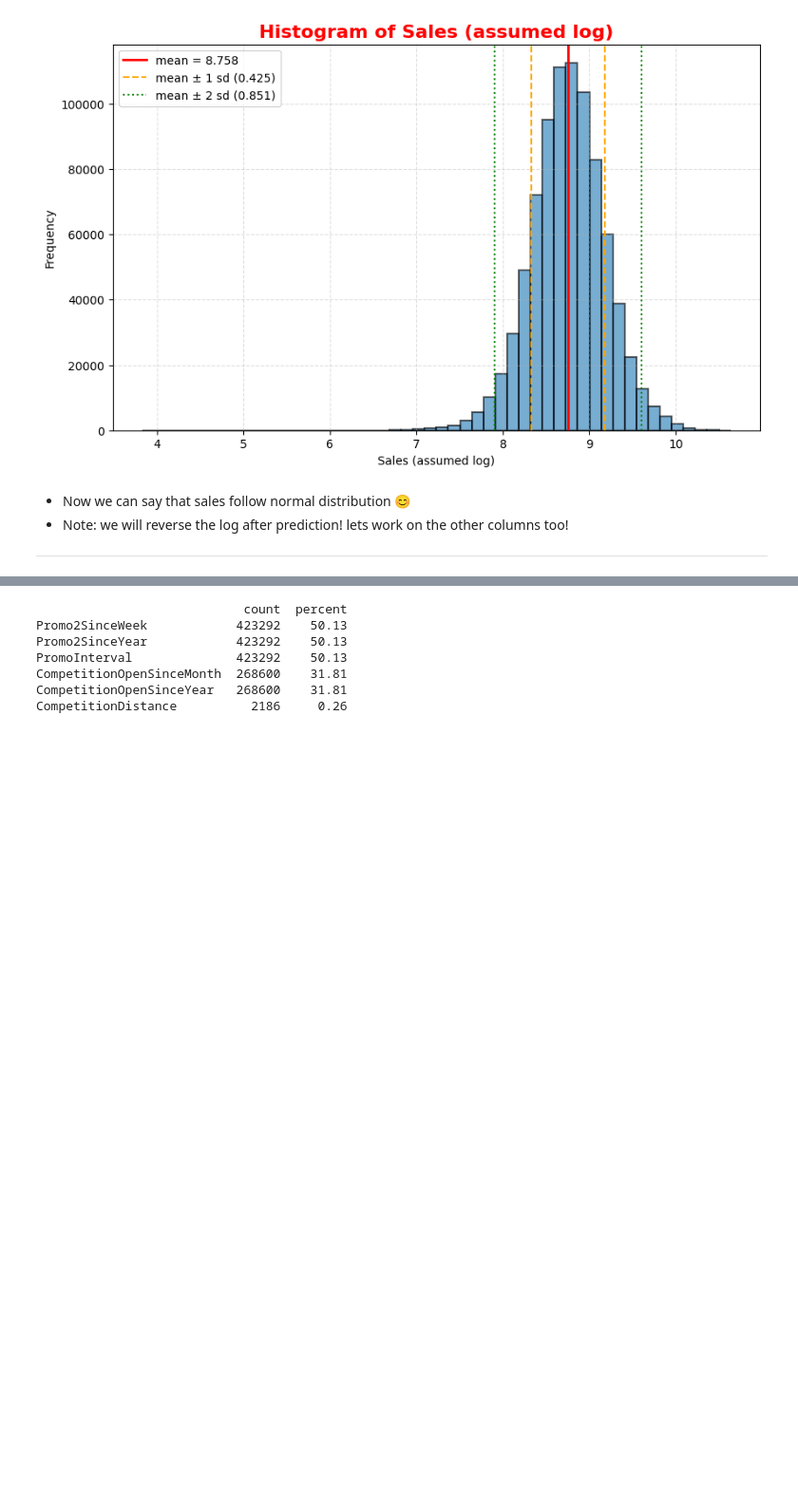
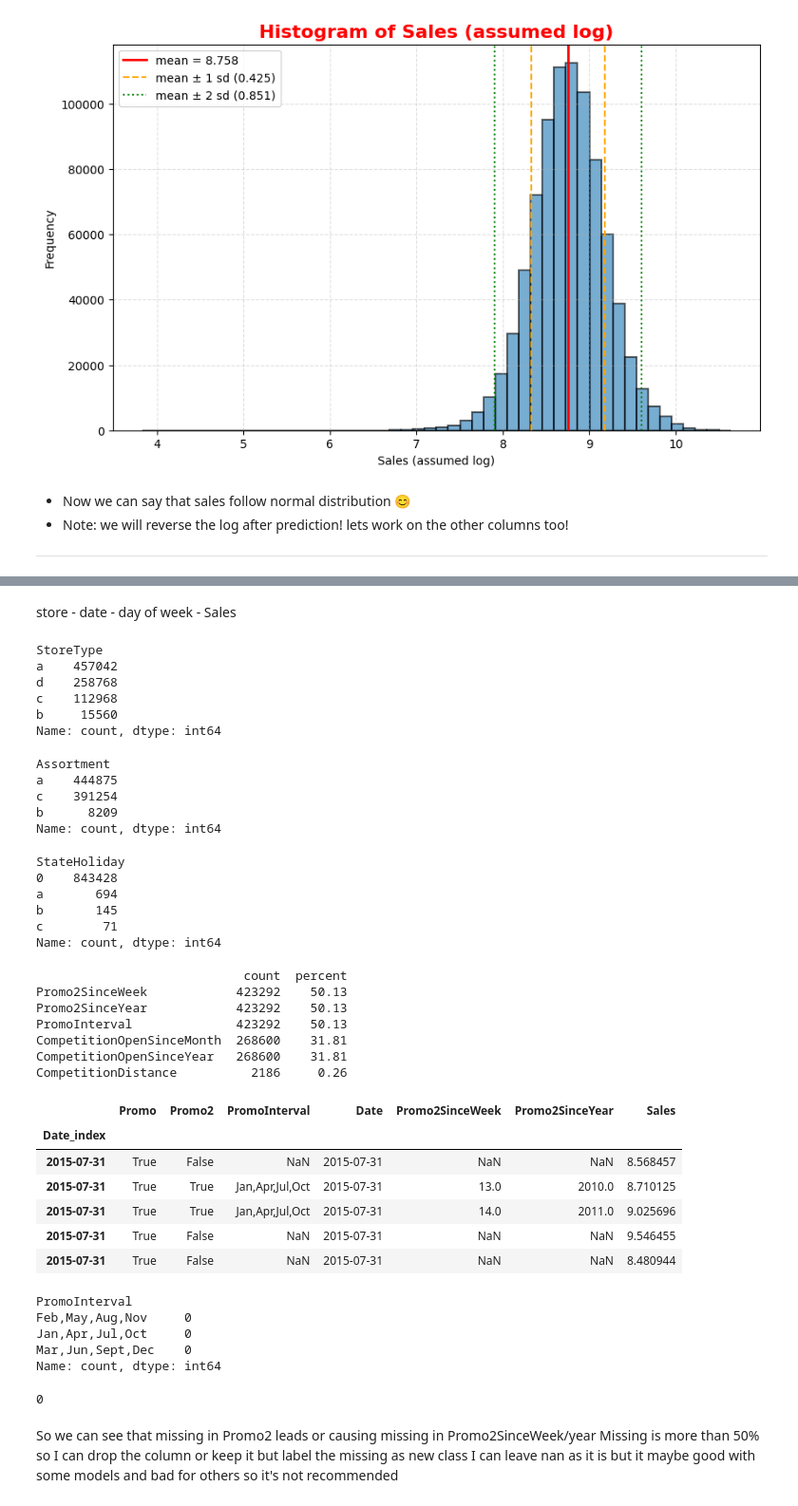
Before and after one commit to mohamedseif-10/Sales-Forecasting, a Jupyter notebook: Notebooks/Data_cleaning.ipynb, the cells around one changed output, grey strips where cells are left out. Shown at 95% size. Cells and saved outputs as stored; diff of their text form; code cells hidden in the pictures; blank space fills up the shorter version.

Commit message:
Data cleaning Done

```diff
--- a/Notebooks/Data_cleaning.ipynb
+++ b/Notebooks/Data_cleaning.ipynb
@@ -258,3 +260,5 @@ n = 844,338, mean = 8.7576, sd = 0.4253
+# %%
+data['Sales'] = np.log(data['Sales'])
 # %% [markdown]
 - Now we can say that sales follow normal distribution 😊
 - Note: we will reverse the log after prediction! lets work on the other columns too!
@@ -263,3 +277,35 @@ n = 844,338, mean = 8.7576, sd = 0.4253
+# %%
+data.drop(columns="Open", inplace = True)
+# %% [markdown]
+store - date - day of week - Sales
+# %%
+# StoreType - Assortment - StateHoliday - SchoolHoliday
+data.StoreType.value_counts()
+# %% [output]
+StoreType
+a    457042
+d    258768
+c    112968
+b     15560
+Name: count, dtype: int64
+# %%
+data.Assortment.value_counts()
+# Assortment - describes an assortment level: a = basic, b = extra, c = extended
+# %% [output]
+Assortment
+a    444875
+c    391254
+b      8209
+Name: count, dtype: int64
+# %%
+data.StateHoliday.value_counts()
+# %% [output]
+StateHoliday
+0    843428
+a       694
+b       145
+c        71
+Name: count, dtype: int64
 # %%
 na_counts = data.isna().sum()
 na_pct = (na_counts / len(data) * 100).round(2)
@@ -273,3 +319,29 @@ PromoInterval              423292    50.13
 CompetitionOpenSinceMonth  268600    31.81
 CompetitionOpenSinceYear   268600    31.81
 CompetitionDistance          2186     0.26
+# %%
+data[['Promo', 'Promo2', 'PromoInterval', 'Date', 'Promo2SinceWeek', 'Promo2SinceYear', 'Sales']].head()
+# %% [output]
+|  | Promo | Promo2 | PromoInterval | Date | Promo2SinceWeek | Promo2SinceYear | Sales |
+| Date_index |  |  |  |  |  |  |  |
+| 2015-07-31 | True | False | NaN | 2015-07-31 | NaN | NaN | 8.568457 |
+| 2015-07-31 | True | True | Jan,Apr,Jul,Oct | 2015-07-31 | 13.0 | 2010.0 | 8.710125 |
+| 2015-07-31 | True | True | Jan,Apr,Jul,Oct | 2015-07-31 | 14.0 | 2011.0 | 9.025696 |
+| 2015-07-31 | True | False | NaN | 2015-07-31 | NaN | NaN | 9.546455 |
+| 2015-07-31 | True | False | NaN | 2015-07-31 | NaN | NaN | 8.480944 |
+# %%
+data[data.Promo2 == False]["PromoInterval"].value_counts()
+# %% [output]
+PromoInterval
+Feb,May,Aug,Nov     0
+Jan,Apr,Jul,Oct     0
+Mar,Jun,Sept,Dec    0
+Name: count, dtype: int64
+# %%
+data[data.Promo2 == False]["Promo2SinceWeek"].nunique()
+# %% [output]
+0
+# %% [markdown]
+So we can see that missing in Promo2 leads or causing missing in Promo2SinceWeek/year
+Missing is more than 50% so I can drop the column or keep it but label the missing as new class
+I can leave nan as it is but it maybe good with some models and bad for others so it's not recommended
```
Also changed, not shown: parts of 14 cells of this notebook, 2 other files.
